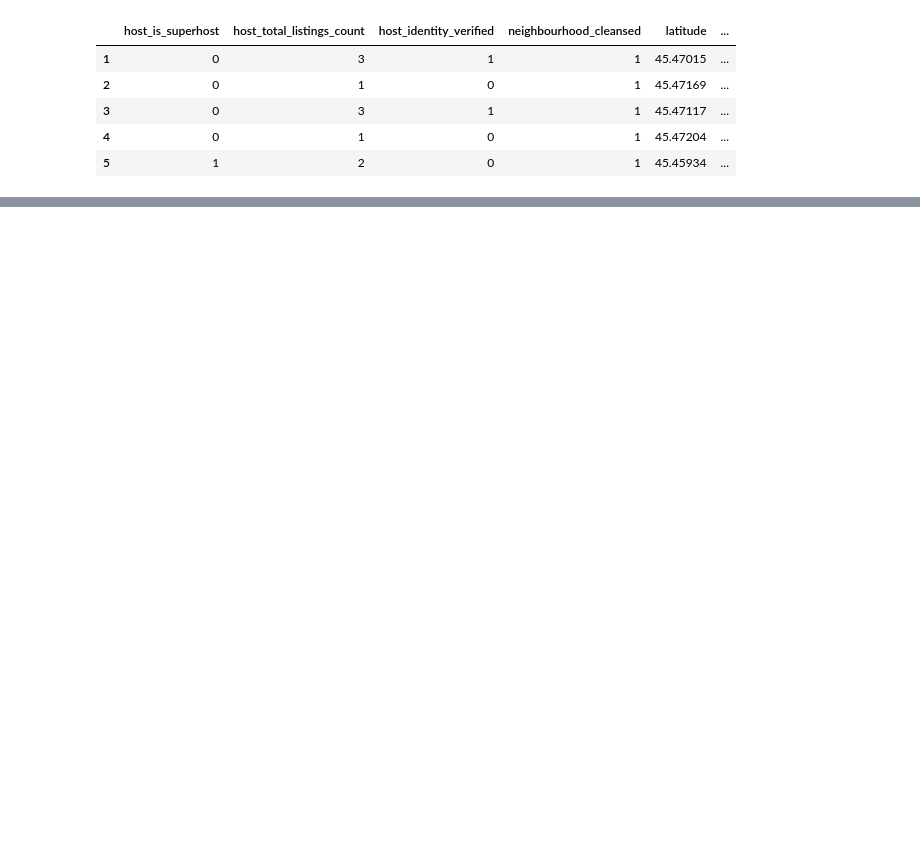
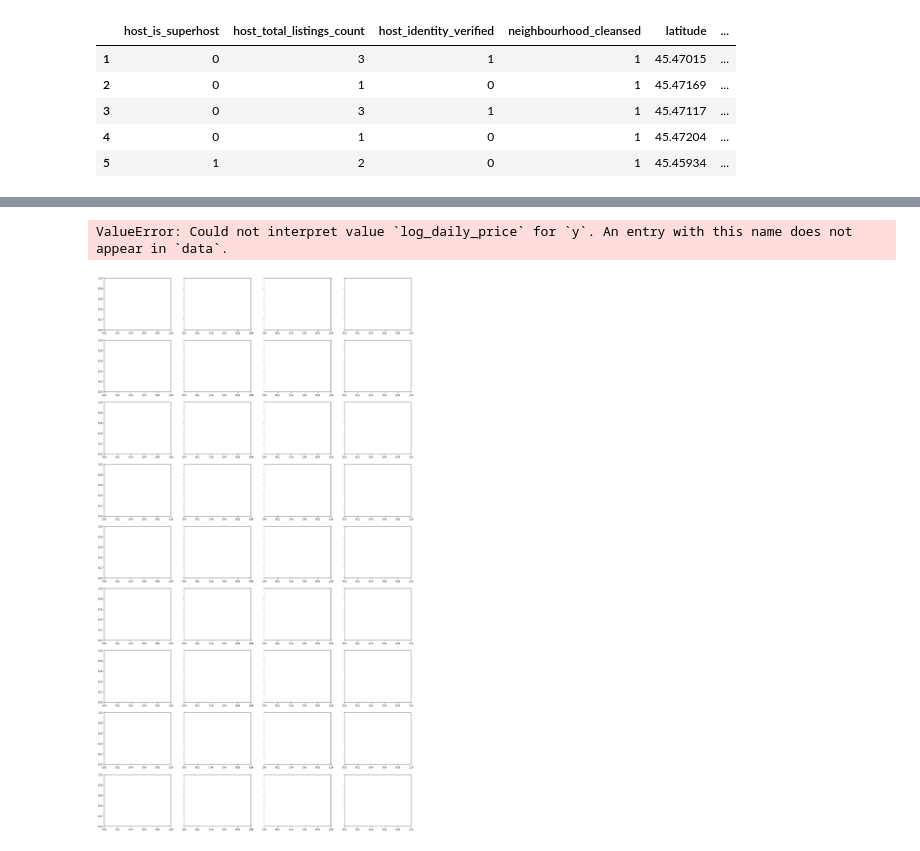
Before and after one commit to santidrelew/tp-mpg, a Jupyter notebook: notebooks/01_EDA.ipynb, the cells around one changed output, grey strips where cells are left out. Drawn from its saved outputs; the diff is of its cells as text; code cells hidden in the pictures; blank space fills up the shorter version.

Commit message:
Add files via upload
hay un error al final, manana reviso bien el codigo y lo arreglo porque no pude encontrar el error, debe estar anterior a esa seccion

```diff
--- a/notebooks/01_EDA.ipynb
+++ b/notebooks/01_EDA.ipynb
@@ -718,19 +582,0 @@ Resulta que salta el precio de 1600 a 3000. Pareciera ser 3000 un precio máximo
-# %%
-from scipy.stats import zscore
-
-col = "log_daily_price"
-
-# Calcular Z-scores
-z = pd.Series(
-    zscore(df_bathrooms_cleaned[col], nan_policy="omit"),
-    index=df_bathrooms_cleaned.index
-)
-
-# Identificar valores atípicos
-outliers = df_bathrooms_cleaned.loc[z.abs() > 3]
-
-print(f"Outliers: {len(outliers)}")
-print(f"Porcentaje: {len(outliers) / df_bathrooms_cleaned[col].notna().sum() * 100:.2f}%")
-
-# Estadísticos de los valores atípicos
-display(outliers[col].describe())
@@ -877,7 +782,7 @@ plt.show()
 target = "log_daily_price"
 
 # Excluir los targets
-features = df.columns.drop(["daily_price", "log_daily_price"])
+features = df_raw.columns.drop(["daily_price", "log_daily_price"])
 
 # Configuración de la grilla
 n_cols = 4
@@ -909,33 +814,36 @@ for ax, col in zip(axes, features):
             ax=ax
         )
         ax.tick_params(axis="x", rotation=45)
 
     else:
         sns.scatterplot(
             data=df,
             x=col,
             y=target,
             alpha=0.2,
             s=12,
             ax=ax
         )
 
     ax.set_title(col, fontsize=12)
     ax.set_xlabel("")
     ax.set_ylabel("Log(precio por noche)")
 
 # Eliminar ejes sobrantes
 for ax in axes[len(features):]:
     ax.remove()
 
 fig.suptitle(
     "Relación entre las variables predictoras y el log-precio",
     fontsize=18,
     y=1.01
 )
 
 plt.tight_layout()
 plt.show()
+# %% [output]
+ValueError: Could not interpret value `log_daily_price` for `y`. An entry with this name does not appear in `data`.
+[figure, added]
 # %%
 # Antes de tomar la muestra cambiamos el nombre de la variable 24_hour_check_in
 # porque al tener un número adelante no lo toma bien en la formula para el OLS.
```
Also changed, not shown: parts of 41 cells of this notebook.
